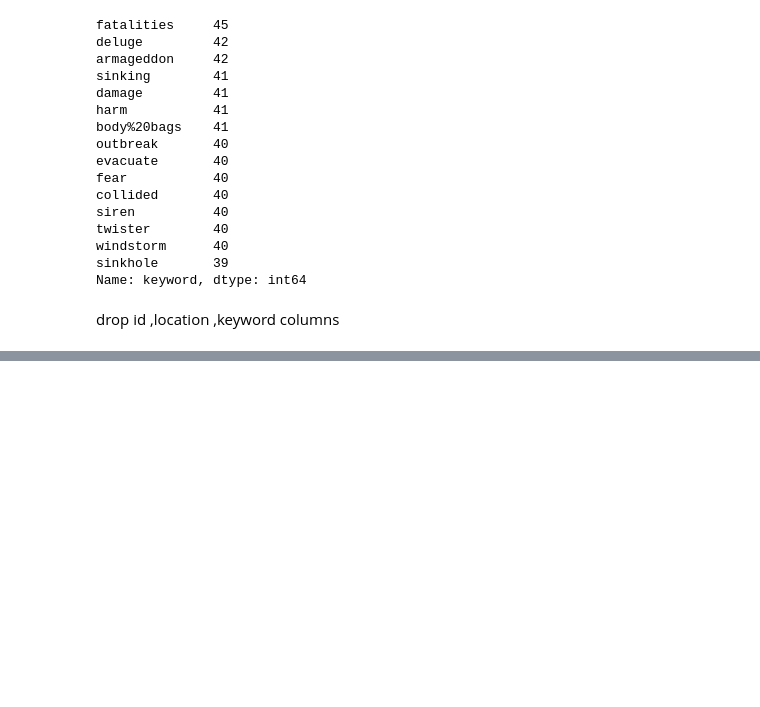
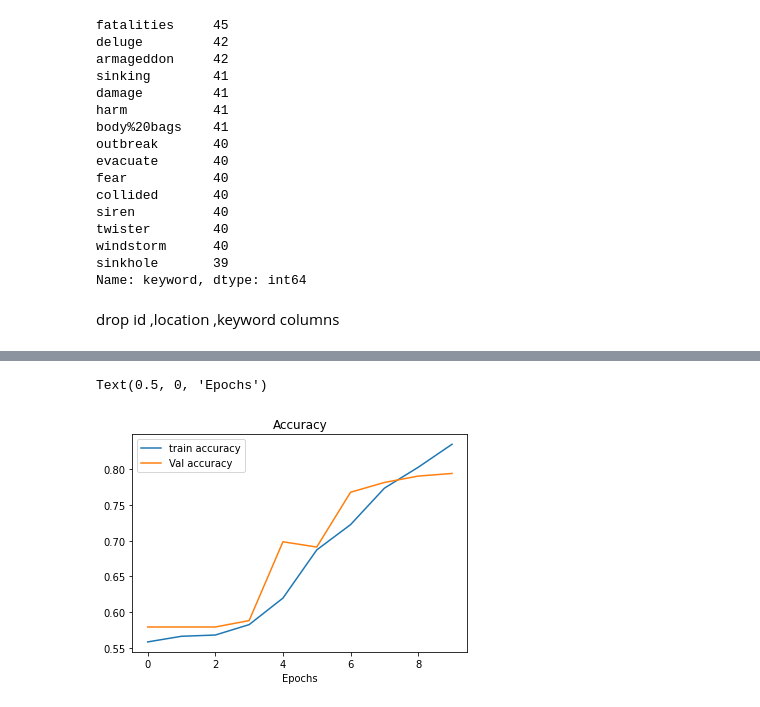
Before and after one commit to MAboElFottouh/Predicting-disaster-tweets, a Jupyter notebook: NLP.ipynb, the cells around one changed output, grey strips where cells are left out. Drawn from its saved outputs; the diff is of its cells as text; code cells hidden in the pictures; blank space fills up the shorter version.

```diff
--- a/NLP.ipynb
+++ b/NLP.ipynb
@@ -127,0 +218,3 @@ stop_words = stopwords.words('english')
+# %%
+from tensorflow.keras.preprocessing.sequence import pad_sequences
+tweets = pad_sequences(tweets)
@@ -127,0 +225,3 @@ stop_words = stopwords.words('english')
+# %%
+from sklearn.model_selection import train_test_split
+train_x,test_x,train_y,test_y = train_test_split(tweets,target)
@@ -127,0 +232,17 @@ stop_words = stopwords.words('english')
+# %%
+from tensorflow.keras.models import Sequential
+from tensorflow.keras.layers import LSTM,Dense,Dropout,Embedding,Bidirectional
+
+model = Sequential()
+
+model.add(Embedding(len(tokenizer.word_index)+1,10,input_length=len(tweets[1])))
+model.add(Bidirectional(LSTM(5)))
+model.add(Dense(32,activation='relu'))
+model.add(Dropout(0.5))
+model.add(Dense(32,activation='relu'))
+model.add(Dropout(0.5))
+
+model.add(Dense(1,activation='sigmoid'))
+
+model.compile(loss="binary_crossentropy",optimizer='RMSprop',metrics=['accuracy'])
+model.summary()
@@ -127,0 +267,2 @@ stop_words = stopwords.words('english')
+# %%
+history = model.fit(train_x,train_y,validation_data=(test_x,test_y),batch_size=800,verbose=1,epochs=10)
@@ -127,0 +290,9 @@ stop_words = stopwords.words('english')
+# %%
+plt.plot(history.history['accuracy'])
+plt.plot(history.history['val_accuracy'])
+plt.legend(['train accuracy','Val accuracy'])
+plt.title('Accuracy')
+plt.xlabel('Epochs')
+# %% [output]
+Text(0.5, 0, 'Epochs')
+[figure, added]
```
Also changed, not shown: parts of 28 cells of this notebook.
